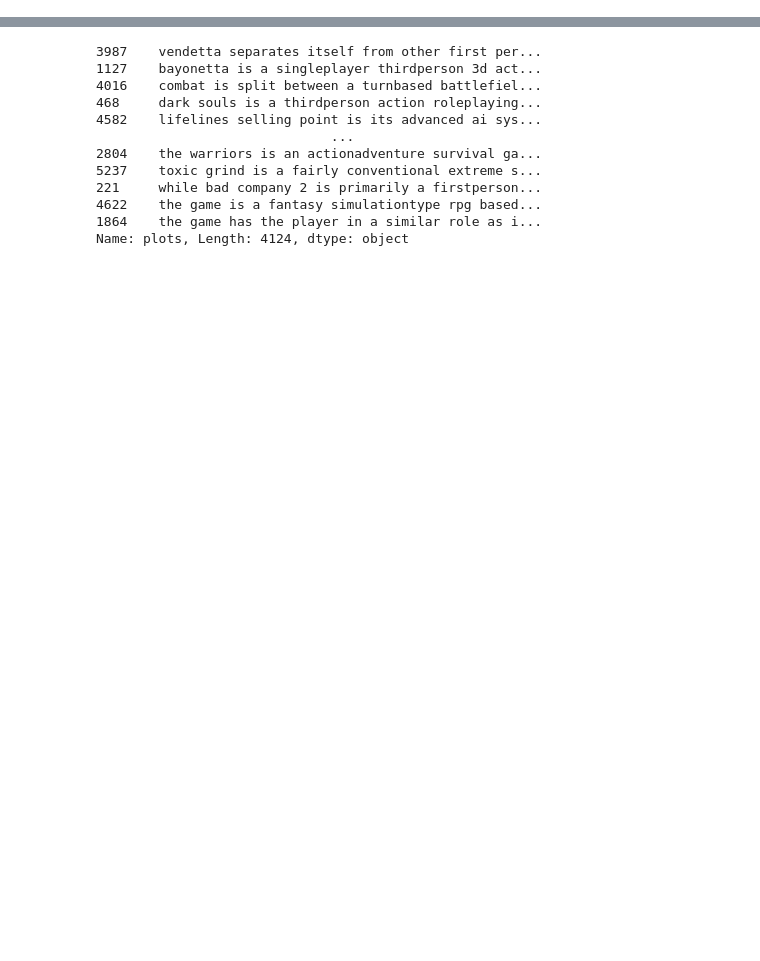
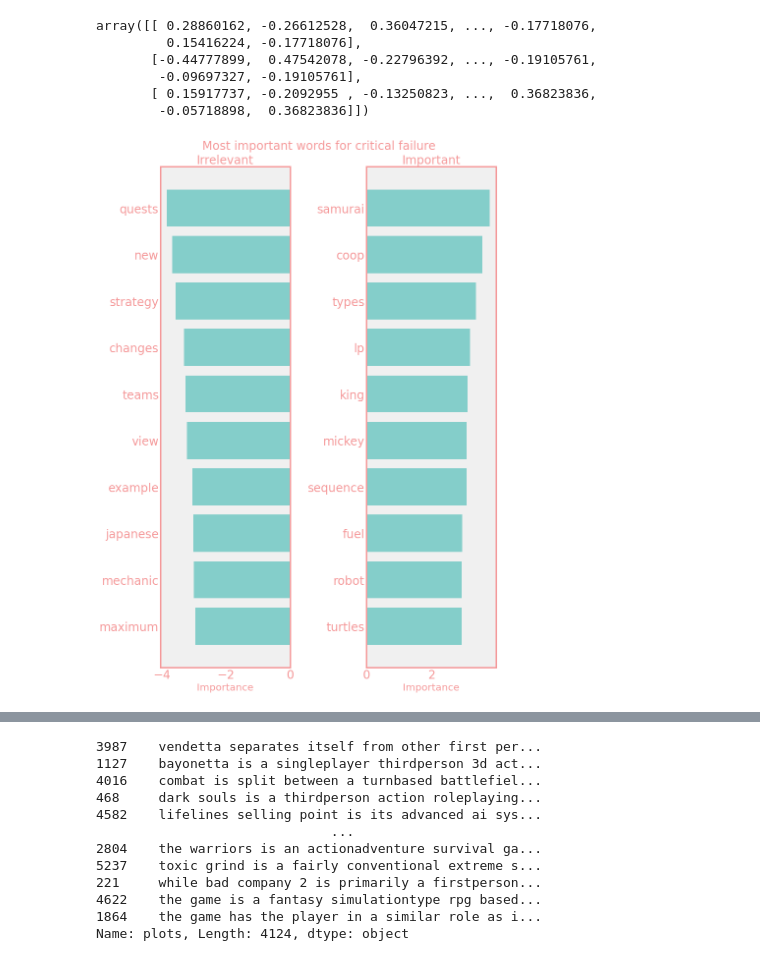
Before and after one commit to Jprebys/video_game_machine_learning, a Jupyter notebook: data/Untitled.ipynb, the cells around one changed output, grey strips where cells are left out. Saved outputs shown, nothing was run; the diff lists cells and outputs as text; code cells hidden in the pictures; blank space fills up the shorter version.

```diff
--- a/data/Untitled.ipynb
+++ b/data/Untitled.ipynb
@@ -46,0 +125,76 @@ df.plots = df.plots.apply(clean_text)
+# %%
+def get_most_important_features(vectorizer, model, n=5):
+    index_to_word = {v:k for k,v in vectorizer.vocabulary_.items()}
+
+    # loop for each class
+    classes ={}
+    for class_index in range(model.coef_.shape[0]):
+        word_importances = [(el, index_to_word[i]) for i,el in enumerate(model.coef_[class_index])]
+        sorted_coeff = sorted(word_importances, key = lambda x : x[0], reverse=True)
+        tops = sorted(sorted_coeff[:n], key = lambda x : x[0])
+        bottom = sorted_coeff[-n:]
+        classes[class_index] = {
+            'tops':tops,
+            'bottom':bottom
+        }
+    return classes
+
+importance = get_most_important_features(tf, clf_tfidf, 10)
+# %%
+importance
+clf_tfidf.coef_
+# %% [output]
+array([[ 0.28860162, -0.26612528,  0.36047215, ..., -0.17718076,
+         0.15416224, -0.17718076],
+       [-0.44777899,  0.47542078, -0.22796392, ..., -0.19105761,
+        -0.09697327, -0.19105761],
+       [ 0.15917737, -0.2092955 , -0.13250823, ...,  0.36823836,
+        -0.05718898,  0.36823836]])
+# %%
+def plot_important_words(top_scores, top_words, bottom_scores, bottom_words, name):
+    y_pos = np.arange(len(top_words))
+    top_pairs = [(a,b) for a,b in zip(top_words, top_scores)]
+    top_pairs = sorted(top_pairs, key=lambda x: x[1])
+
+    bottom_pairs = [(a,b) for a,b in zip(bottom_words, bottom_scores)]
+    bottom_pairs = sorted(bottom_pairs, key=lambda x: x[1], reverse=True)
+
+    top_words = [a[0] for a in top_pairs]
+    top_scores = [a[1] for a in top_pairs]
+
+    bottom_words = [a[0] for a in bottom_pairs]
+    bottom_scores = [a[1] for a in bottom_pairs]
+
+    fig = plt.figure(figsize=(12,16))
+    plt.rc_context({'axes.edgecolor':'#F59899', 'xtick.color':'#F59899', 'ytick.color':'#F59899', 'figure.facecolor':'white'})
+
+    plt.subplot(121)
+    plt.grid(False)
+    plt.barh(y_pos,bottom_scores, align='center', alpha=0.5,  color='#1AAEA6')
+    plt.title('Irrelevant', fontsize=24, color='#F59899')
+    plt.yticks(y_pos, bottom_words, fontsize=24)
+    plt.suptitle('Key words', fontsize=16, y=1.2)
+    plt.xlabel('Importance', fontsize=20, color='#F59899')
+
+    plt.subplot(122)
+    plt.grid(False)
+    plt.barh(y_pos,top_scores, align='center', alpha=0.5,  color='#1AAEA6')
+    plt.title('Important', fontsize=24, color='#F59899')
+    plt.yticks(y_pos, top_words, fontsize=24)
+    plt.suptitle(name, fontsize=24, color='#F59899', y=1, x=.55)
+    plt.xlabel('Importance', fontsize=20, color='#F59899')
+
+
+    plt.subplots_adjust(wspace=0.8)
+    plt.tight_layout(pad=1.2)
+    plt.savefig('../src/figures/word_importances.png', transparent=True)
+    plt.show()
+
+top_scores = [a[0] for a in importance[0]['tops']]
+top_words = [a[1] for a in importance[0]['tops']]
+bottom_scores = [a[0] for a in importance[0]['bottom']]
+bottom_words = [a[1] for a in importance[0]['bottom']]
+
+plot_important_words(top_scores, top_words, bottom_scores, bottom_words, "Most important words for critical failure")
+# %% [output]
+[figure, added]
```
Also changed, not shown: parts of 21 cells of this notebook, 3 other files.
